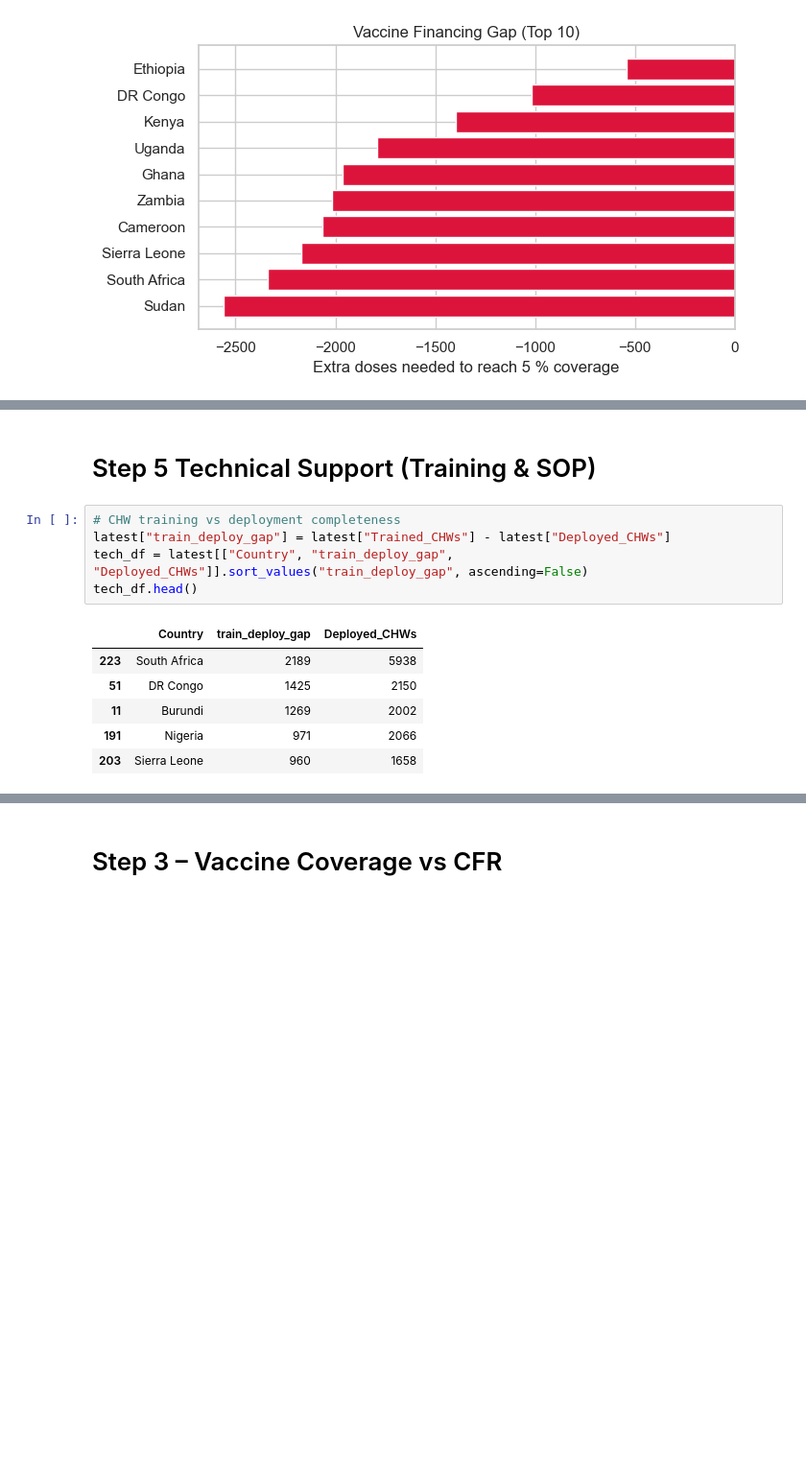
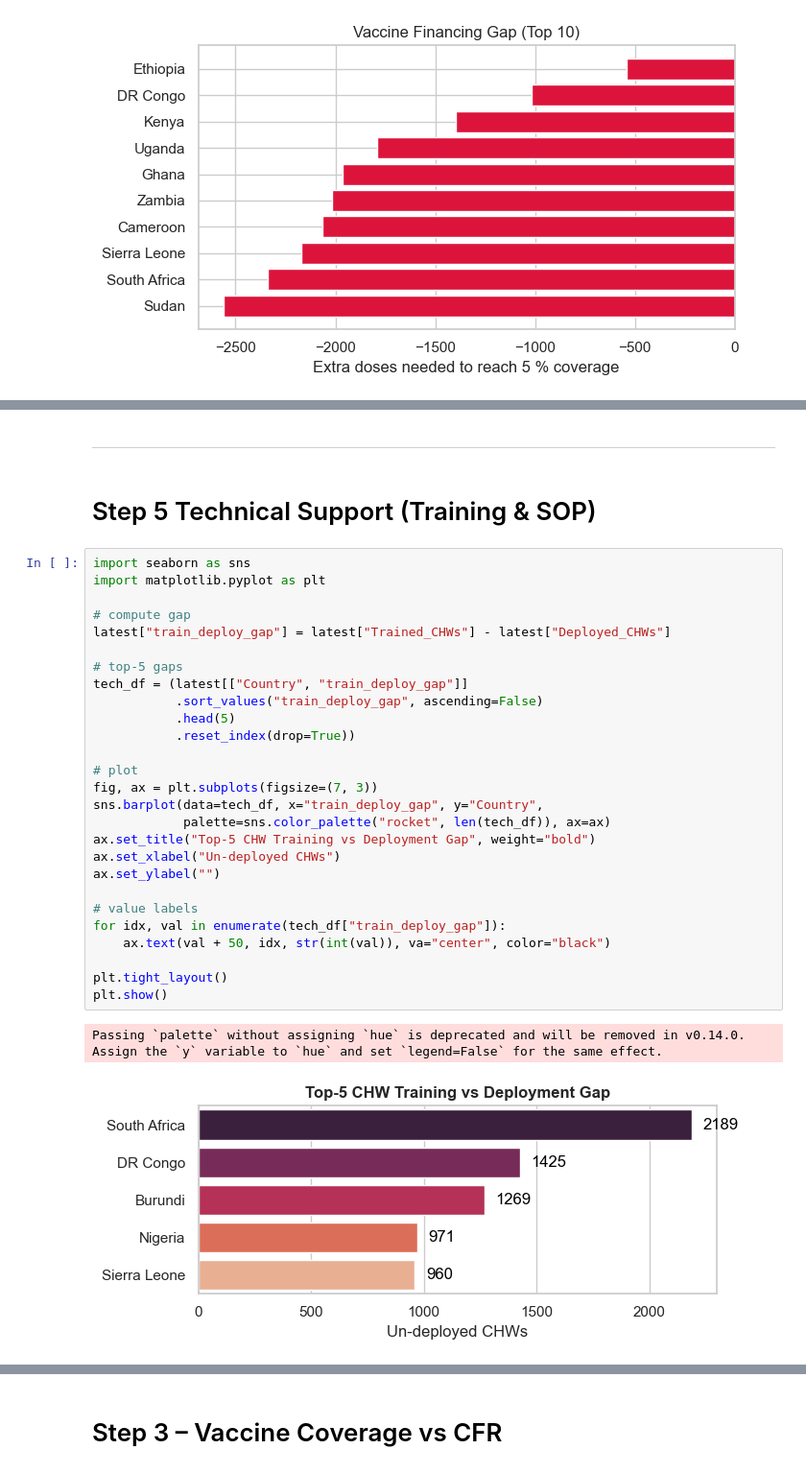
Before and after one commit to Nsi20/mpox-africa-hack, a Jupyter notebook: notebooks/01_eda.ipynb, the cells around one changed output, grey strips where cells are left out. Shown at 96% size. Saved outputs shown, nothing was run; the diff lists cells and outputs as text; blank space fills up the shorter version.

```diff
--- a/notebooks/01_eda.ipynb
+++ b/notebooks/01_eda.ipynb
@@ -185,15 +202,35 @@ Passing `palette` without assigning `hue` is deprecated and will be removed in v
+# %% [markdown]
+---
 # %% [markdown]
 # Step 5 Technical Support (Training & SOP)
-# %%
-# CHW training vs deployment completeness
-latest["train_deploy_gap"] = latest["Trained_CHWs"] - latest["Deployed_CHWs"]
-tech_df = latest[["Country", "train_deploy_gap", "Deployed_CHWs"]].sort_values("train_deploy_gap", ascending=False)
-tech_df.head()
-# %% [output]
-|  | Country | train_deploy_gap | Deployed_CHWs |
-| 223 | South Africa | 2189 | 5938 |
-| 51 | DR Congo | 1425 | 2150 |
-| 11 | Burundi | 1269 | 2002 |
-| 191 | Nigeria | 971 | 2066 |
-| 203 | Sierra Leone | 960 | 1658 |
+# %%
+import seaborn as sns
+import matplotlib.pyplot as plt
+
+# compute gap
+latest["train_deploy_gap"] = latest["Trained_CHWs"] - latest["Deployed_CHWs"]
+
+# top-5 gaps
+tech_df = (latest[["Country", "train_deploy_gap"]]
+           .sort_values("train_deploy_gap", ascending=False)
+           .head(5)
+           .reset_index(drop=True))
+
+# plot
+fig, ax = plt.subplots(figsize=(7, 3))
+sns.barplot(data=tech_df, x="train_deploy_gap", y="Country",
+            palette=sns.color_palette("rocket", len(tech_df)), ax=ax)
+ax.set_title("Top-5 CHW Training vs Deployment Gap", weight="bold")
+ax.set_xlabel("Un-deployed CHWs")
+ax.set_ylabel("")
+
+# value labels
+for idx, val in enumerate(tech_df["train_deploy_gap"]):
+    ax.text(val + 50, idx, str(int(val)), va="center", color="black")
+
+plt.tight_layout()
+plt.show()
+# %% [output]
+Passing `palette` without assigning `hue` is deprecated and will be removed in v0.14.0. Assign the `y` variable to `hue` and set `legend=False` for the same effect.
+[figure, added]
 # %% [markdown]
```
Also changed, not shown: parts of 32 cells of this notebook, 4 other files.
